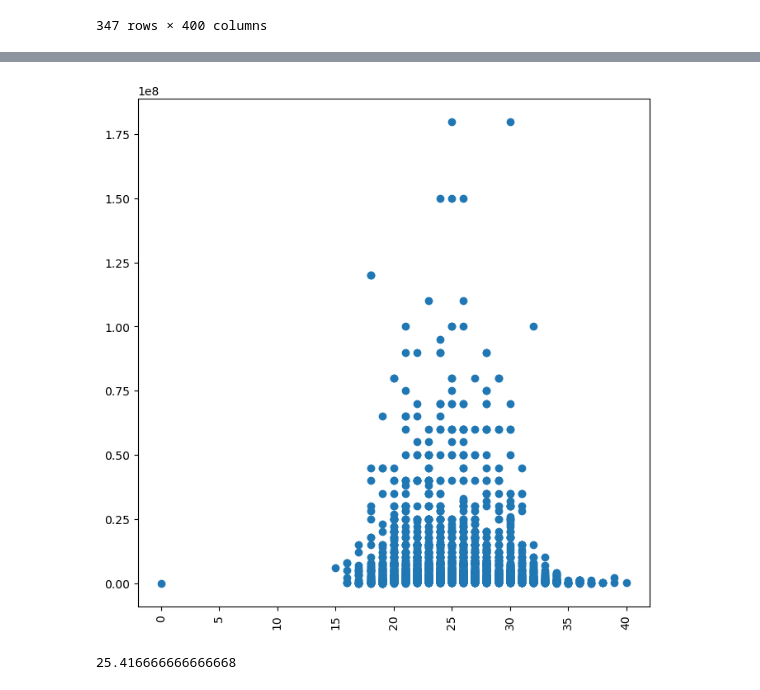
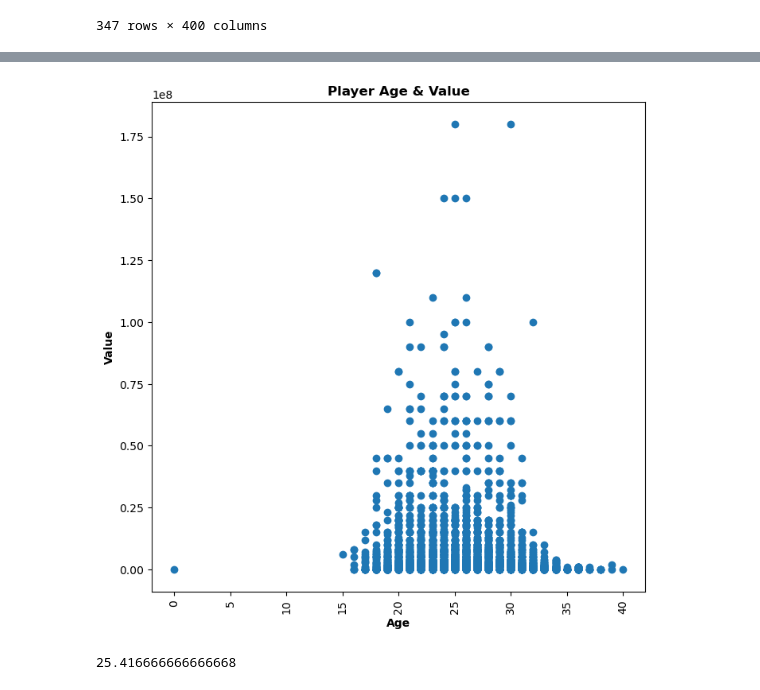
Before and after one commit to RockyOwens/Project1, a Jupyter notebook: SoccerPlayerAnalysis.ipynb, the cells around one changed output, grey strips where cells are left out. Saved outputs shown, nothing was run; the diff lists cells and outputs as text; code cells hidden in the pictures.

```diff
--- a/SoccerPlayerAnalysis.ipynb
+++ b/SoccerPlayerAnalysis.ipynb
@@ -174,10 +182,13 @@ Name: value, dtype: int64
 # %%
 fig=plt.figure(figsize=(8,8))
 plt.scatter(soccer_data["age"], soccer_data["value"])
 plt.xticks(rotation=90)
+plt.title(label='Player Age & Value', fontweight = 'bold')
+plt.xlabel('Age', fontweight = 'bold')
+plt.ylabel('Value', fontweight = 'bold')
 plt.show()
 # %% [output]
-[figure, old version]
+[figure, new version]
 # %%
 # Determine which position has the most red cards
 # %%
```
Also changed, not shown: parts of 3 cells of this notebook.
